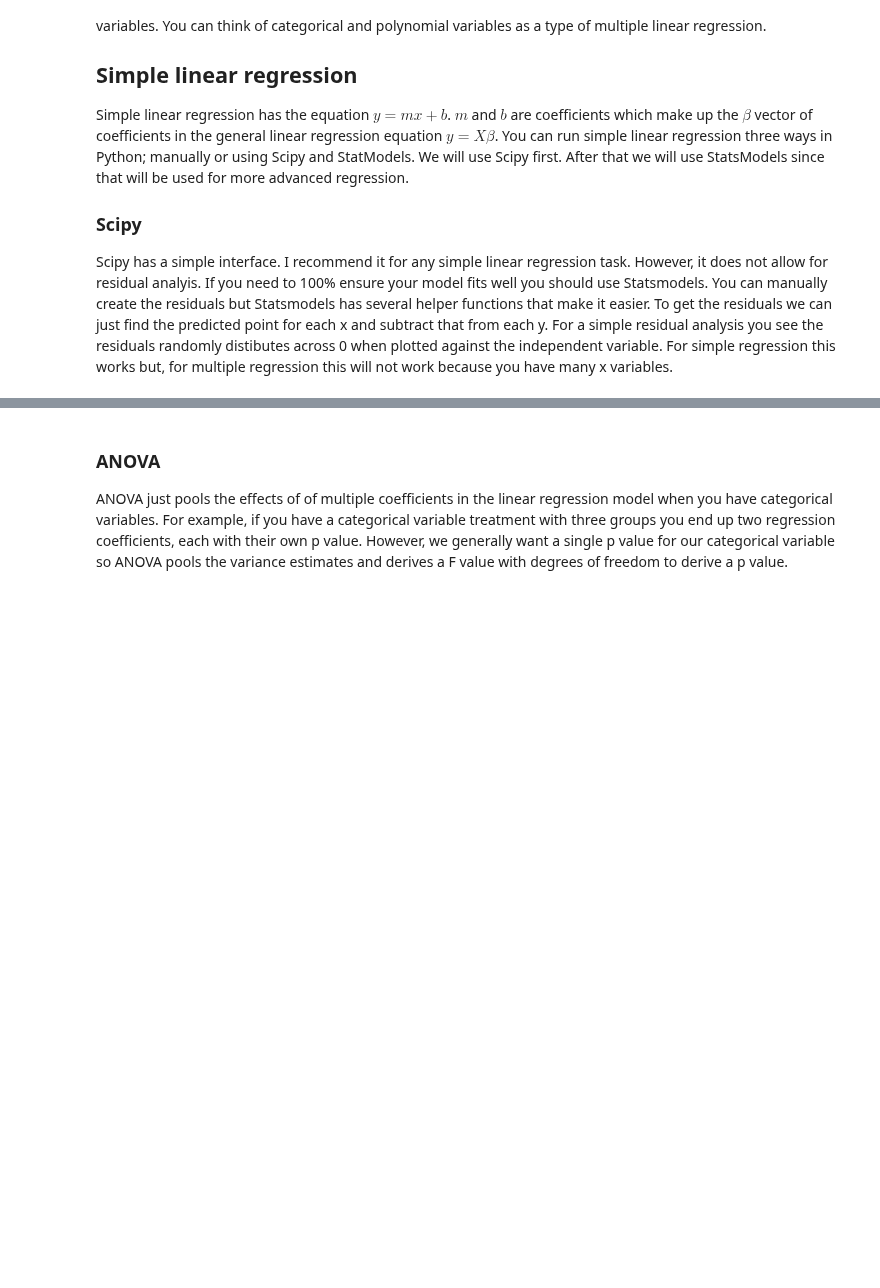
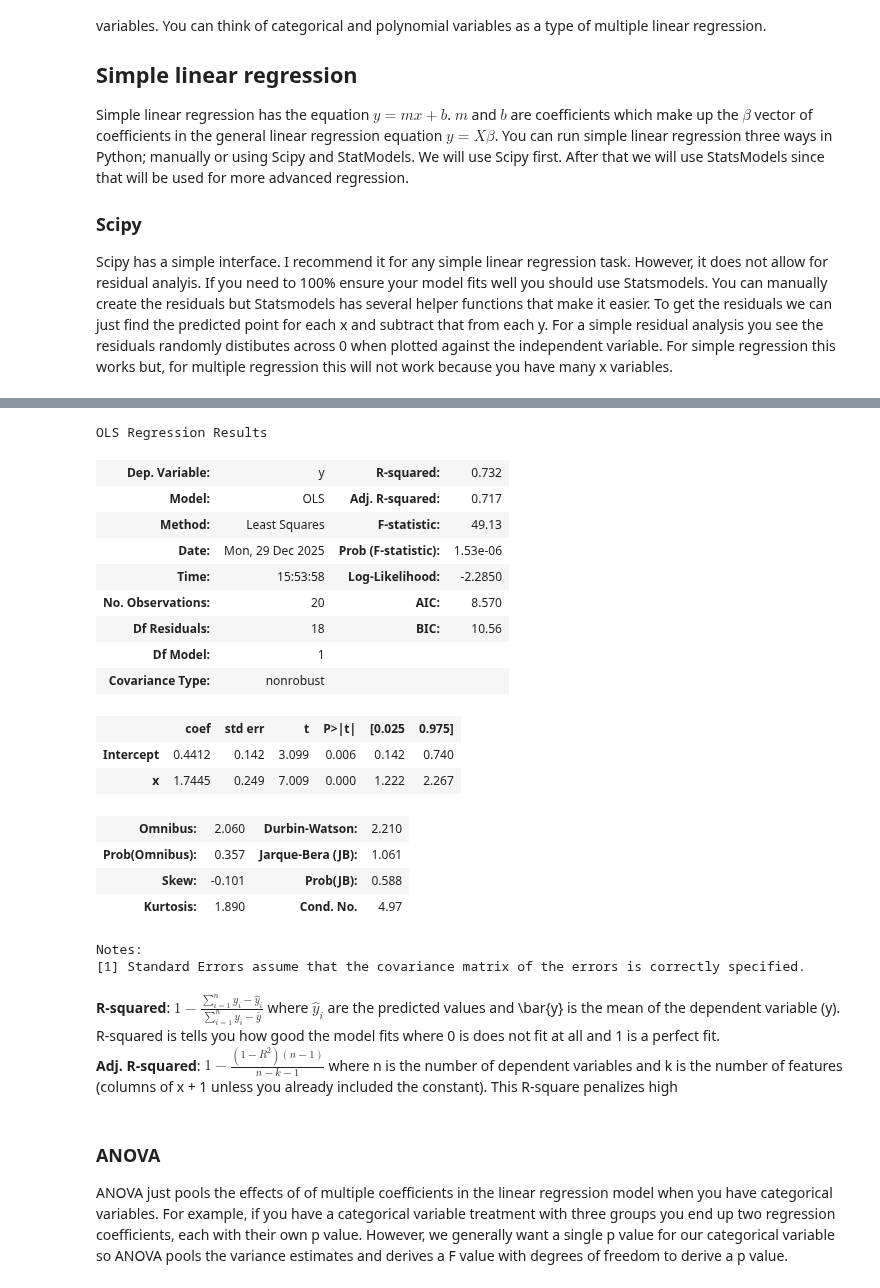
Before and after one commit to LarsHenrikNelson/PatchClampHandbook, a Jupyter notebook: nb/regression.ipynb, the cells around one changed output, grey strips where cells are left out. Saved outputs shown, nothing was run; the diff lists cells and outputs as text; code cells hidden in the pictures; blank space fills up the shorter version.

```diff
--- a/nb/regression.ipynb
+++ b/nb/regression.ipynb
@@ -52,3 +98,28 @@ By hand is really not by hand but we do have to do some prepocessing. If you wan
+# %%
+formula_fit.summary()
+# %% [output]
+OLS Regression Results
+| Dep. Variable: | y | R-squared: | 0.732 |
+| Model: | OLS | Adj. R-squared: | 0.717 |
+| Method: | Least Squares | F-statistic: | 49.13 |
+| Date: | Mon, 29 Dec 2025 | Prob (F-statistic): | 1.53e-06 |
+| Time: | 15:53:58 | Log-Likelihood: | -2.2850 |
+| No. Observations: | 20 | AIC: | 8.570 |
+| Df Residuals: | 18 | BIC: | 10.56 |
+| Df Model: | 1 |  |  |
+| Covariance Type: | nonrobust |  |  |
+|  | coef | std err | t | P>|t| | [0.025 | 0.975] |
+| Intercept | 0.4412 | 0.142 | 3.099 | 0.006 | 0.142 | 0.740 |
+| x | 1.7445 | 0.249 | 7.009 | 0.000 | 1.222 | 2.267 |
+| Omnibus: | 2.060 | Durbin-Watson: | 2.210 |
+| Prob(Omnibus): | 0.357 | Jarque-Bera (JB): | 1.061 |
+| Skew: | -0.101 | Prob(JB): | 0.588 |
+| Kurtosis: | 1.890 | Cond. No. | 4.97 |
+Notes:
+[1] Standard Errors assume that the covariance matrix of the errors is correctly specified.
+# %% [markdown]
+**R-squared**: $1-\frac{\sum_{i=1}^{n}y_i-\hat{y}_i}{\sum_{i=1}^{n}y_i-\bar{y}}$ where $\hat{y}_i$ are the predicted values and \bar{y} is the mean of the dependent variable (y). R-squared is tells you how good the model fits where 0 is does not fit at all and 1 is a perfect fit.<br>
+**Adj. R-squared**: $1-\frac{(1-R^2)(n-1)}{n-k-1}$ where n is the number of dependent variables and k is the number of features (columns of x + 1 unless you already included the constant). This R-square penalizes high
 # %% [markdown]
 ### ANOVA
 ANOVA just pools the effects of of multiple coefficients in the linear regression model when you have categorical variables. For example, if you have a categorical variable treatment with three groups you end up two regression coefficients, each with their own p value. However, we generally want a single p value for our categorical variable so ANOVA pools the variance estimates and derives a F value with degrees of freedom to derive a p value.
```
Also changed, not shown: parts of 7 cells of this notebook, 1 other file.
